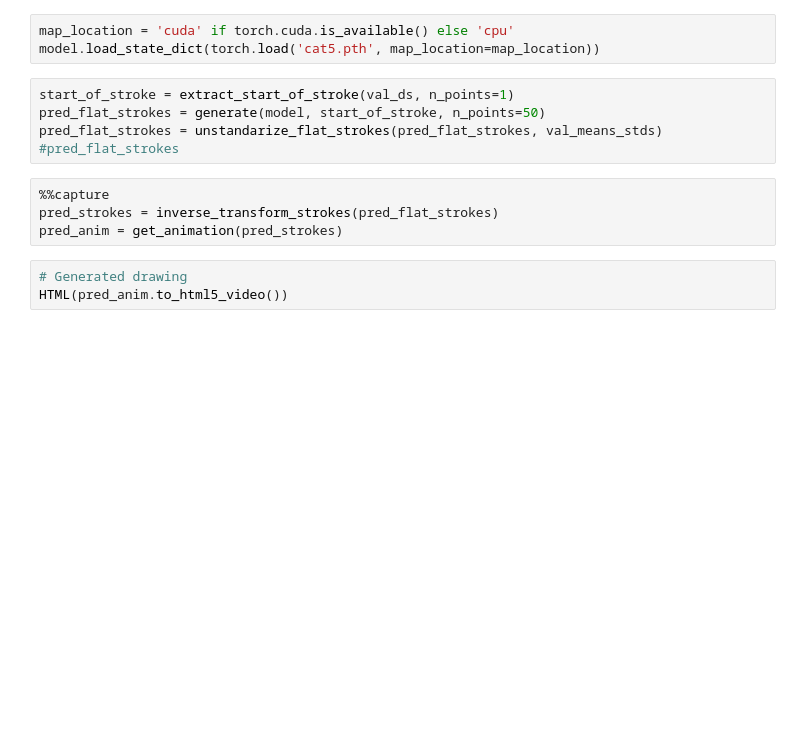
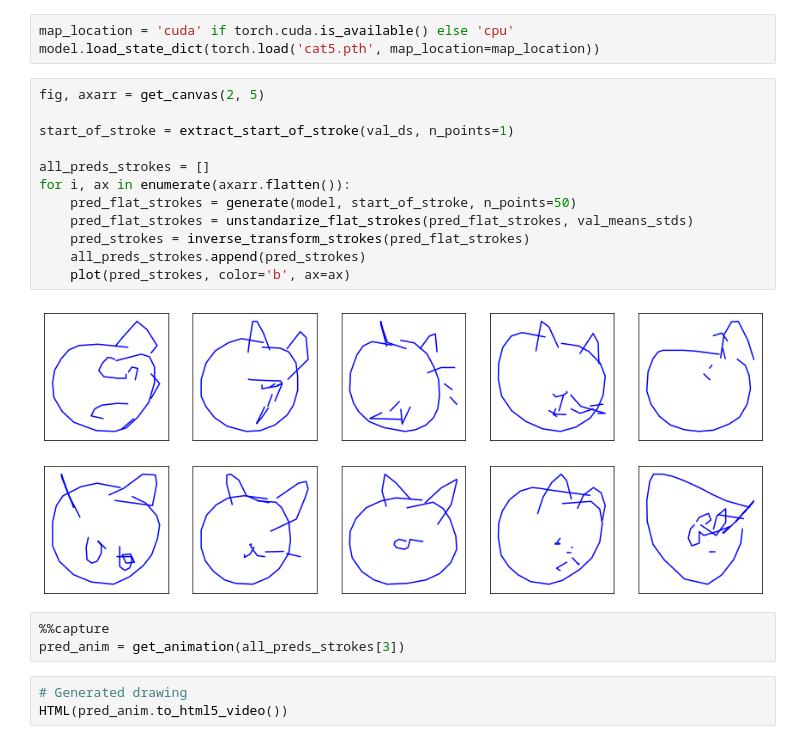
Before and after one commit to quentin-auge/draw, a Jupyter notebook: draw.ipynb, the cells around one changed output. Drawn from its saved outputs; the diff is of its cells as text; blank space fills up the shorter version.

Commit message:
display multiple generated drawings on a grid
+ animate one of them

```diff
--- a/draw.ipynb
+++ b/draw.ipynb
@@ -410,14 +410,22 @@ torch.save(model.state_dict(), 'model5.pth')
 map_location = 'cuda' if torch.cuda.is_available() else 'cpu'
 model.load_state_dict(torch.load('cat5.pth', map_location=map_location))
 # %%
+fig, axarr = get_canvas(2, 5)
+
 start_of_stroke = extract_start_of_stroke(val_ds, n_points=1)
-pred_flat_strokes = generate(model, start_of_stroke, n_points=50)
-pred_flat_strokes = unstandarize_flat_strokes(pred_flat_strokes, val_means_stds)
-#pred_flat_strokes
+
+all_preds_strokes = []
+for i, ax in enumerate(axarr.flatten()):
+    pred_flat_strokes = generate(model, start_of_stroke, n_points=50)
+    pred_flat_strokes = unstandarize_flat_strokes(pred_flat_strokes, val_means_stds)
+    pred_strokes = inverse_transform_strokes(pred_flat_strokes)
+    all_preds_strokes.append(pred_strokes)
+    plot(pred_strokes, color='b', ax=ax)
+# %% [output]
+[figure, added]
 # %%
 %%capture
-pred_strokes = inverse_transform_strokes(pred_flat_strokes)
-pred_anim = get_animation(pred_strokes)
+pred_anim = get_animation(all_preds_strokes[3])
 # %%
 # Generated drawing
 HTML(pred_anim.to_html5_video())
```
Also changed, not shown: parts of 2 cells of this notebook.
